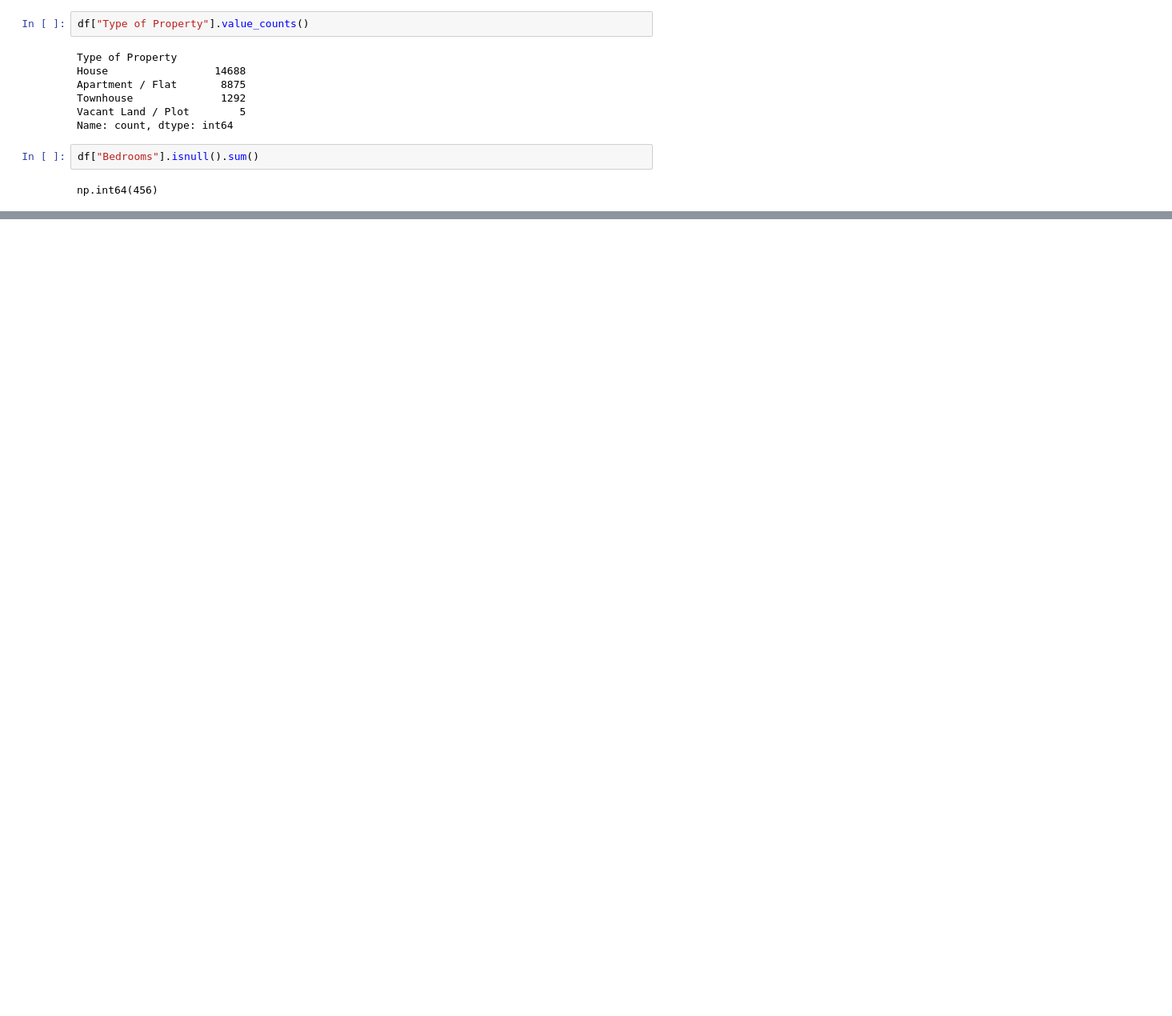
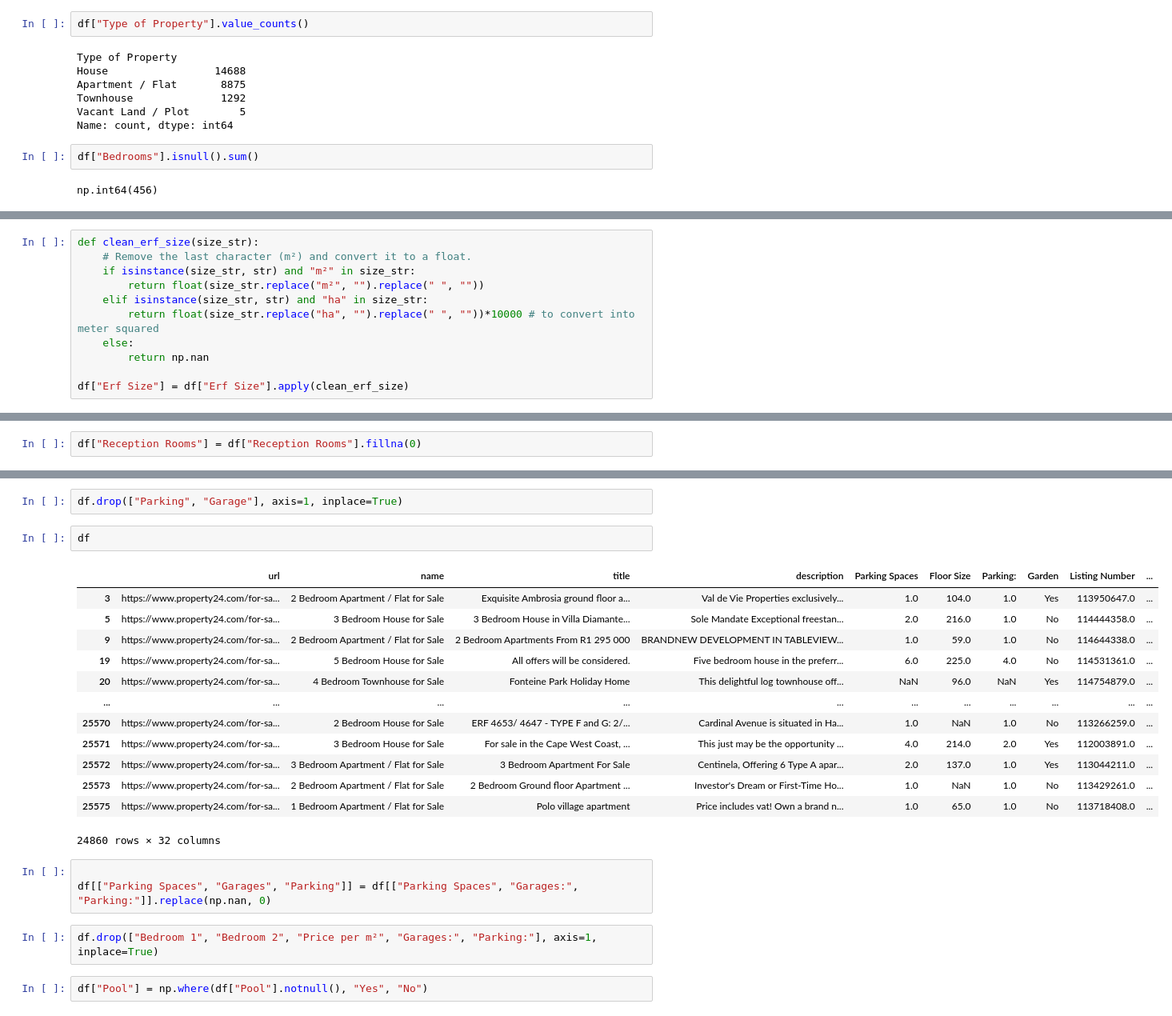
Before and after one commit to kipronokoech/House-Price-Predictions, a Jupyter notebook: Property24/property24_wc/cleaning_data.ipynb, the cells around one changed output, grey strips where cells are left out. Shown at 80% size. Drawn from its saved outputs; the diff is of its cells as text; blank space fills up the shorter version.

```diff
--- a/Property24/property24_wc/cleaning_data.ipynb
+++ b/Property24/property24_wc/cleaning_data.ipynb
@@ -327,0 +246,11 @@ df.Garden.value_counts().to_dict()
+# %%
+def clean_erf_size(size_str):
+    # Remove the last character (m²) and convert it to a float.
+    if isinstance(size_str, str) and "m²" in size_str:
+        return float(size_str.replace("m²", "").replace(" ", ""))
+    elif isinstance(size_str, str) and "ha" in size_str:
+        return float(size_str.replace("ha", "").replace(" ", ""))*10000 # to convert into meter squared
+    else:
+        return np.nan
+
+df["Erf Size"] = df["Erf Size"].apply(clean_erf_size)
@@ -327,0 +273,2 @@ df.Garden.value_counts().to_dict()
+# %%
+df["Reception Rooms"] = df["Reception Rooms"].fillna(0)
@@ -327,0 +308,25 @@ df.Garden.value_counts().to_dict()
+# %%
+df.drop(["Parking", "Garage"], axis=1, inplace=True)
+# %%
+df
+# %% [output]
+|  | url | name | title | description | Parking Spaces | Floor Size | Parking: | Garden | Listing Number | ... |
+| 3 | https://www.property24.com/for-sa... | 2 Bedroom Apartment / Flat for Sale | Exquisite Ambrosia ground floor a... | Val de Vie Properties exclusively... | 1.0 | 104.0 | 1.0 | Yes | 113950647.0 | ... |
+| 5 | https://www.property24.com/for-sa... | 3 Bedroom House for Sale | 3 Bedroom House in Villa Diamante... | Sole Mandate Exceptional freestan... | 2.0 | 216.0 | 1.0 | No | 114444358.0 | ... |
+| 9 | https://www.property24.com/for-sa... | 2 Bedroom Apartment / Flat for Sale | 2 Bedroom Apartments From R1 295 000 | BRANDNEW DEVELOPMENT IN TABLEVIEW... | 1.0 | 59.0 | 1.0 | No | 114644338.0 | ... |
+| 19 | https://www.property24.com/for-sa... | 5 Bedroom House for Sale | All offers will be considered. | Five bedroom house in the preferr... | 6.0 | 225.0 | 4.0 | No | 114531361.0 | ... |
+| 20 | https://www.property24.com/for-sa... | 4 Bedroom Townhouse for Sale | Fonteine Park Holiday Home | This delightful log townhouse off... | NaN | 96.0 | NaN | Yes | 114754879.0 | ... |
+| ... | ... | ... | ... | ... | ... | ... | ... | ... | ... | ... |
+| 25570 | https://www.property24.com/for-sa... | 2 Bedroom House for Sale | ERF 4653/ 4647 - TYPE F and G: 2/... | Cardinal Avenue is situated in Ha... | 1.0 | NaN | 1.0 | No | 113266259.0 | ... |
+| 25571 | https://www.property24.com/for-sa... | 3 Bedroom House for Sale | For sale in the Cape West Coast, ... | This just may be the opportunity ... | 4.0 | 214.0 | 2.0 | Yes | 112003891.0 | ... |
+| 25572 | https://www.property24.com/for-sa... | 3 Bedroom Apartment / Flat for Sale | 3 Bedroom Apartment For Sale | Centinela, Offering 6 Type A apar... | 2.0 | 137.0 | 1.0 | Yes | 113044211.0 | ... |
+| 25573 | https://www.property24.com/for-sa... | 2 Bedroom Apartment / Flat for Sale | 2 Bedroom Ground floor Apartment ... | Investor's Dream or First-Time Ho... | 1.0 | NaN | 1.0 | No | 113429261.0 | ... |
+| 25575 | https://www.property24.com/for-sa... | 1 Bedroom Apartment / Flat for Sale | Polo village apartment | Price includes vat! Own a brand n... | 1.0 | 65.0 | 1.0 | No | 113718408.0 | ... |
+24860 rows × 32 columns
+# %%
+
+df[["Parking Spaces", "Garages", "Parking"]] = df[["Parking Spaces", "Garages:", "Parking:"]].replace(np.nan, 0)
+# %%
+df.drop(["Bedroom 1", "Bedroom 2", "Price per m²", "Garages:", "Parking:"], axis=1, inplace=True)
+# %%
+df["Pool"] = np.where(df["Pool"].notnull(), "Yes", "No")
```
Also changed, not shown: parts of 25 cells of this notebook, 3 other files.
